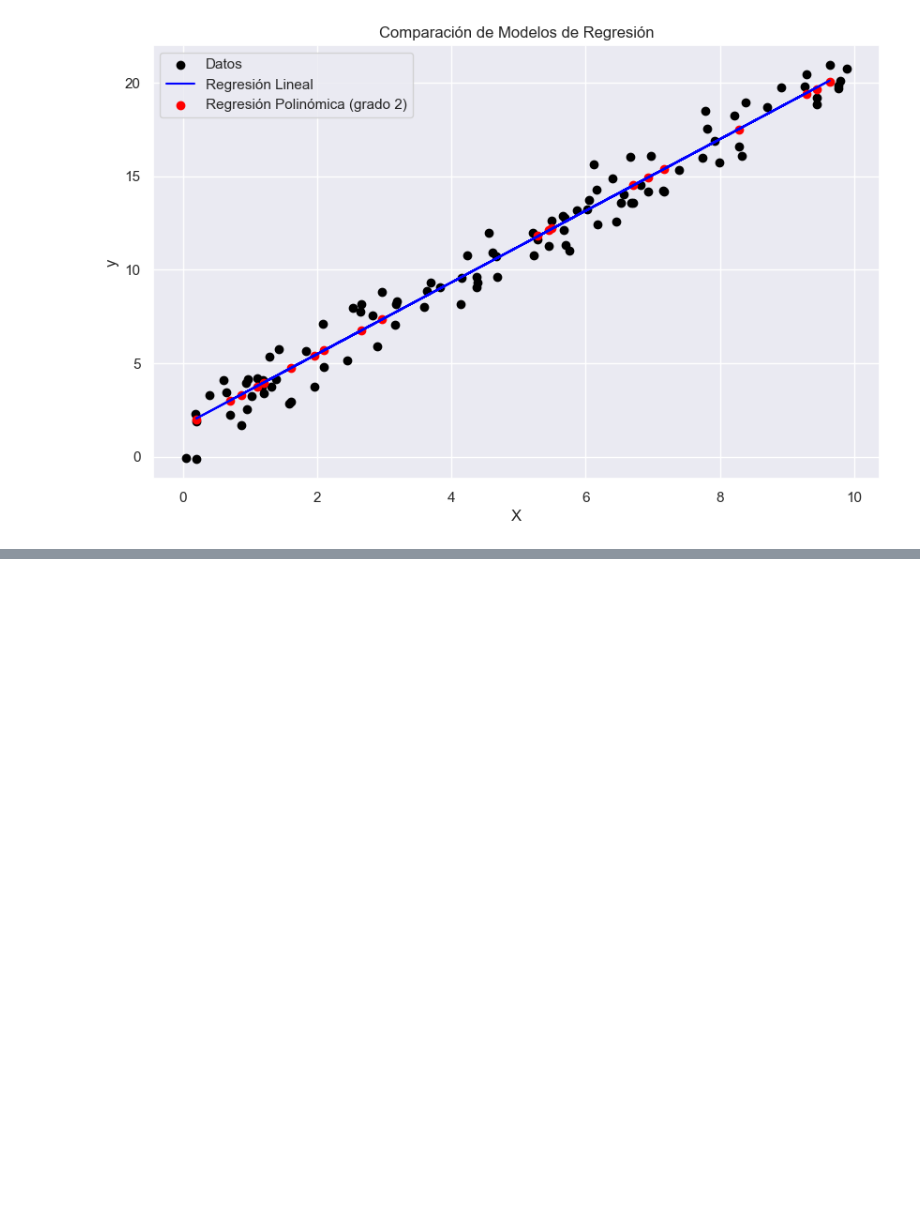
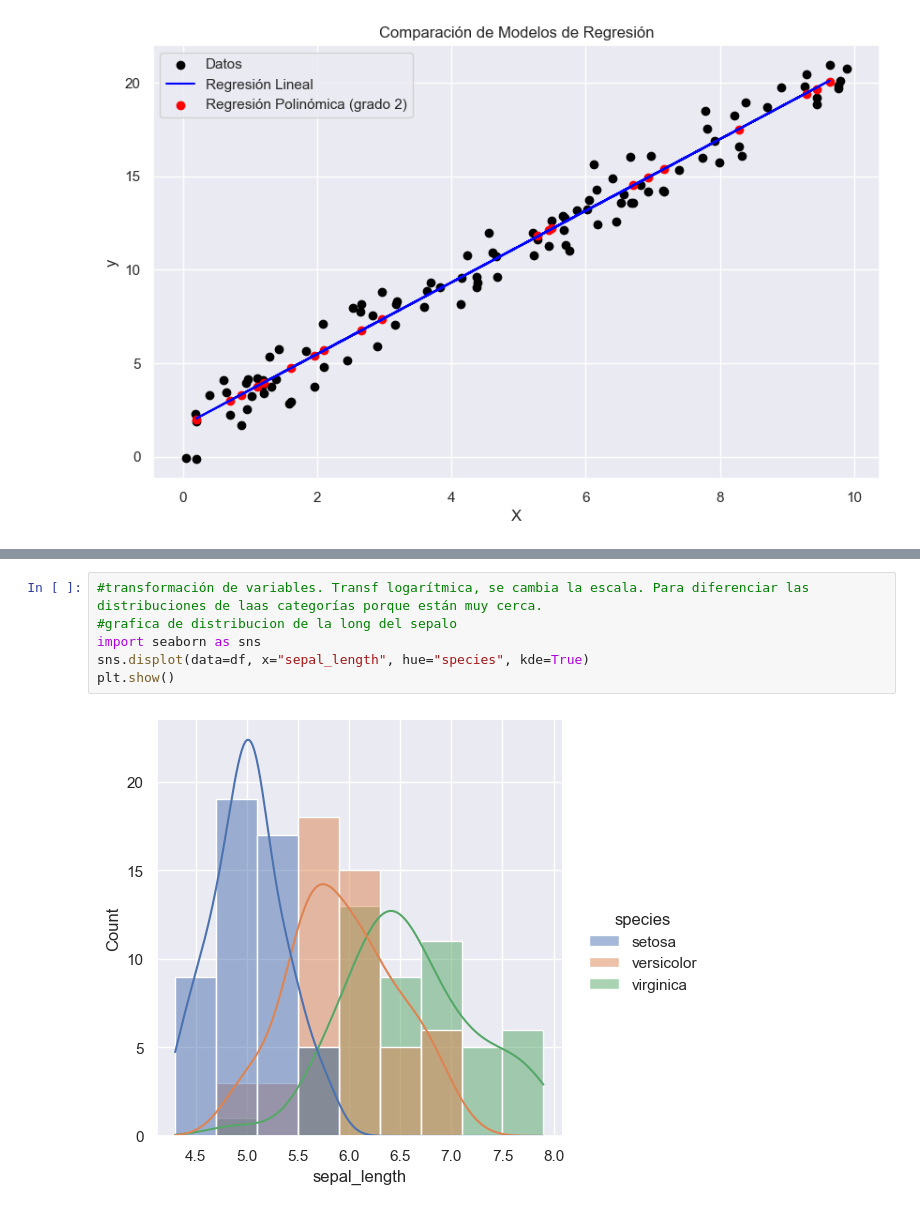
Before and after one commit to emilianostic/analisdedatos, a Jupyter notebook: datos/Scripts/AnalisisDatos.ipynb, the cells around one changed output, grey strips where cells are left out. Saved outputs shown, nothing was run; the diff lists cells and outputs as text; blank space fills up the shorter version.

```diff
--- a/datos/Scripts/AnalisisDatos.ipynb
+++ b/datos/Scripts/AnalisisDatos.ipynb
@@ -842,0 +853,8 @@ Polynomial Regression (degree 2) R^2: 0.9733467997168106
+# %%
+#transformación de variables. Transf logarítmica, se cambia la escala. Para diferenciar las distribuciones de laas categorías porque están muy cerca.
+#grafica de distribucion de la long del sepalo
+import seaborn as sns
+sns.displot(data=df, x="sepal_length", hue="species", kde=True)
+plt.show()
+# %% [output]
+[figure, added]
```
Also changed, not shown: parts of 32 cells of this notebook.
